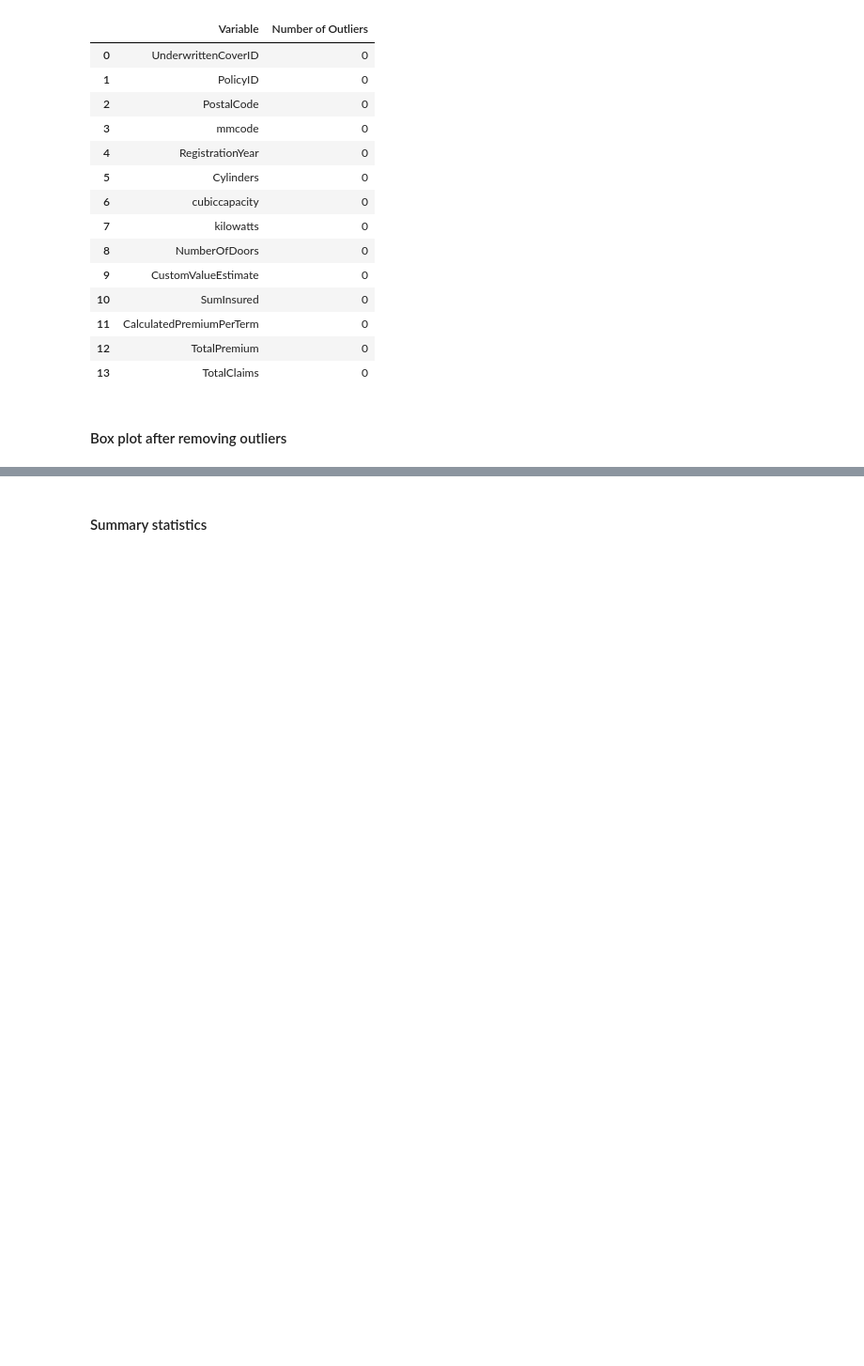
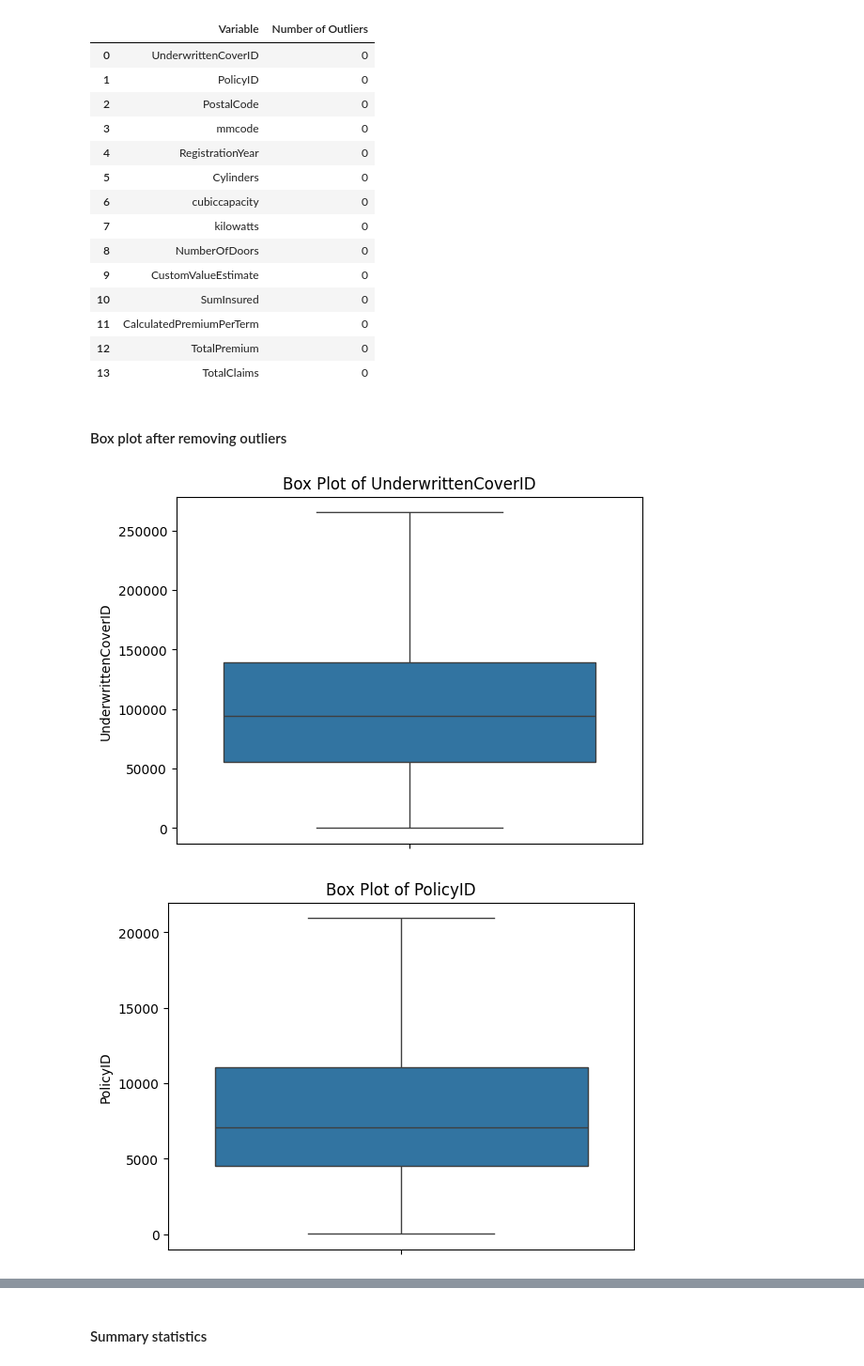
Before and after one commit to GuleWako/10Acadamey-week-3-Insurance-data-Analysis, a Jupyter notebook: notebooks/insurance_analysis.ipynb, the cells around one changed output, grey strips where cells are left out. Shown at 94% size. Cells and saved outputs as stored; diff of their text form; code cells hidden in the pictures; blank space fills up the shorter version.

```diff
--- a/notebooks/insurance_analysis.ipynb
+++ b/notebooks/insurance_analysis.ipynb
@@ -225,6 +241,9 @@ From 14 selected numerical columns, there are 0 columns with outlier values.
 #### Box plot after removing outliers
 # %%
 for column in insurance_data.select_dtypes(include='number').columns:
-    plt.boxplot(insurance_data[column])
+    sns.boxplot(data=insurance_data[column])
     plt.title(f"Box Plot of {column}")
     plt.show()
+# %% [output]
+[figure, added]
+[figure, added]
```
Also changed, not shown: parts of 7 cells of this notebook.
